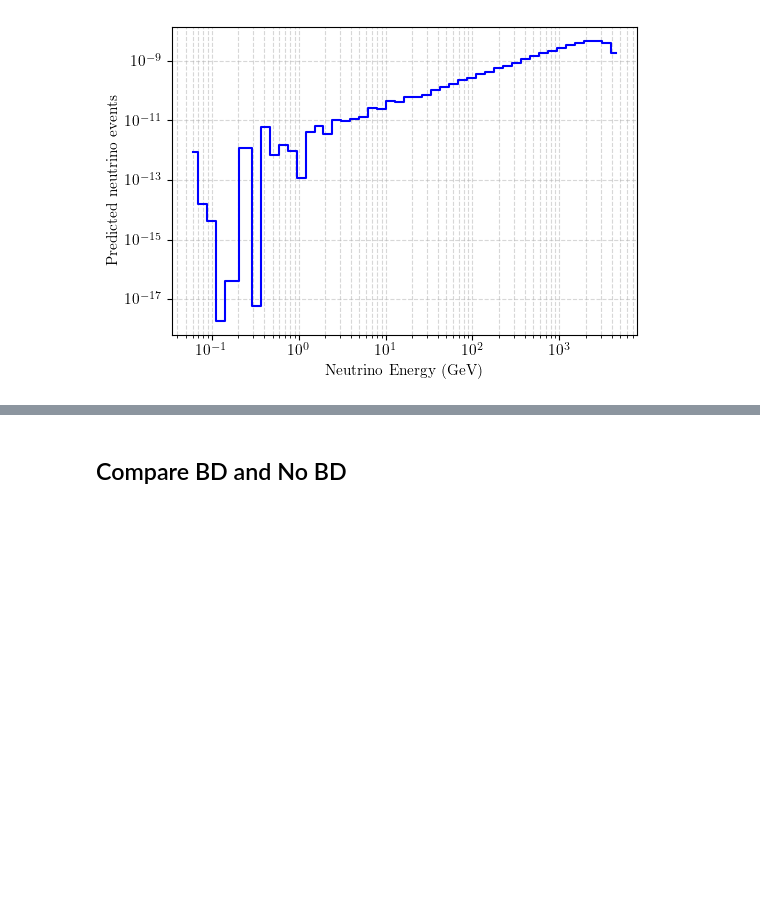
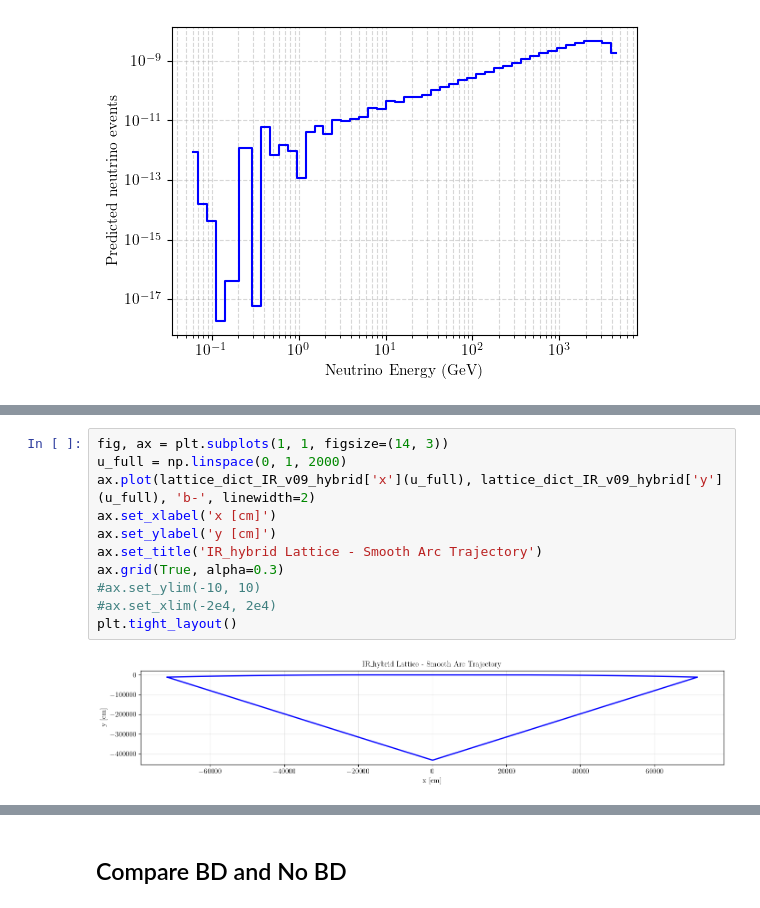
Before and after one commit to jchoi55/MINT, a Jupyter notebook: beam_dynamics.ipynb, the cells around one changed output, grey strips where cells are left out. Drawn from its saved outputs; the diff is of its cells as text; blank space fills up the shorter version.

```diff
--- a/beam_dynamics.ipynb
+++ b/beam_dynamics.ipynb
@@ -1421,0 +1440,13 @@ plot_event_counts_vs_energy(
+# %%
+fig, ax = plt.subplots(1, 1, figsize=(14, 3))
+u_full = np.linspace(0, 1, 2000)
+ax.plot(lattice_dict_IR_v09_hybrid['x'](u_full), lattice_dict_IR_v09_hybrid['y'](u_full), 'b-', linewidth=2)
+ax.set_xlabel('x [cm]')
+ax.set_ylabel('y [cm]')
+ax.set_title('IR_hybrid Lattice - Smooth Arc Trajectory')
+ax.grid(True, alpha=0.3)
+#ax.set_ylim(-10, 10)
+#ax.set_xlim(-2e4, 2e4)
+plt.tight_layout()
+# %% [output]
+[figure, added]
```
Also changed, not shown: parts of 16 cells of this notebook, 7 other files.
